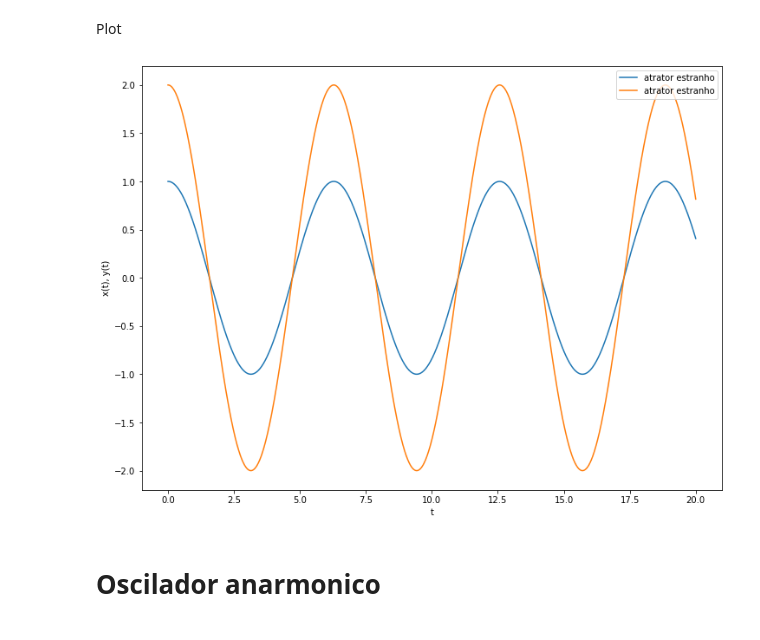
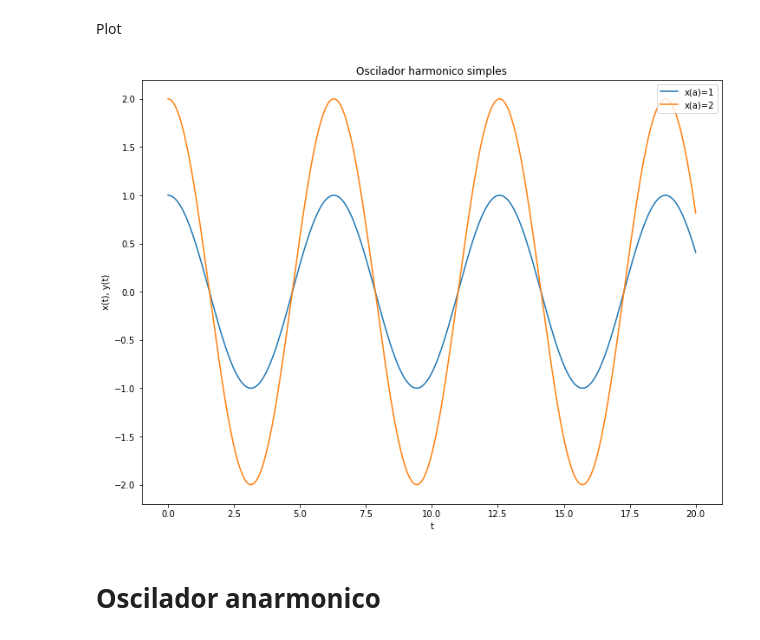
Before and after one commit to felipe-gm/-ifusp_fiscomp_2, a Jupyter notebook: 2020_03_25/Questao3.ipynb, the cells around one changed output. Drawn from its saved outputs; the diff is of its cells as text; code cells hidden in the pictures.

```diff
--- a/2020_03_25/Questao3.ipynb
+++ b/2020_03_25/Questao3.ipynb
@@ -94,14 +95,15 @@ for t in t_rk4:
 Plot
 # %%
 plt.figure(figsize=(12,9))
-plt.plot(t_rk4, x1_rk4, label="atrator estranho")
-plt.plot(t_rk4, x2_rk4, label="atrator estranho")
+plt.plot(t_rk4, x1_rk4, label="x(a)=1")
+plt.plot(t_rk4, x2_rk4, label="x(a)=2")
 plt.xlabel("t")
 plt.ylabel("x(t), y(t)")
 plt.legend(loc='upper right')
+plt.title('Oscilador harmonico simples')
 plt.show()
 # %% [output]
-[figure, old version]
+[figure, new version]
 # %% [markdown]
 # Oscilador anarmonico
 # %%
```
Also changed, not shown: parts of 5 cells of this notebook.
